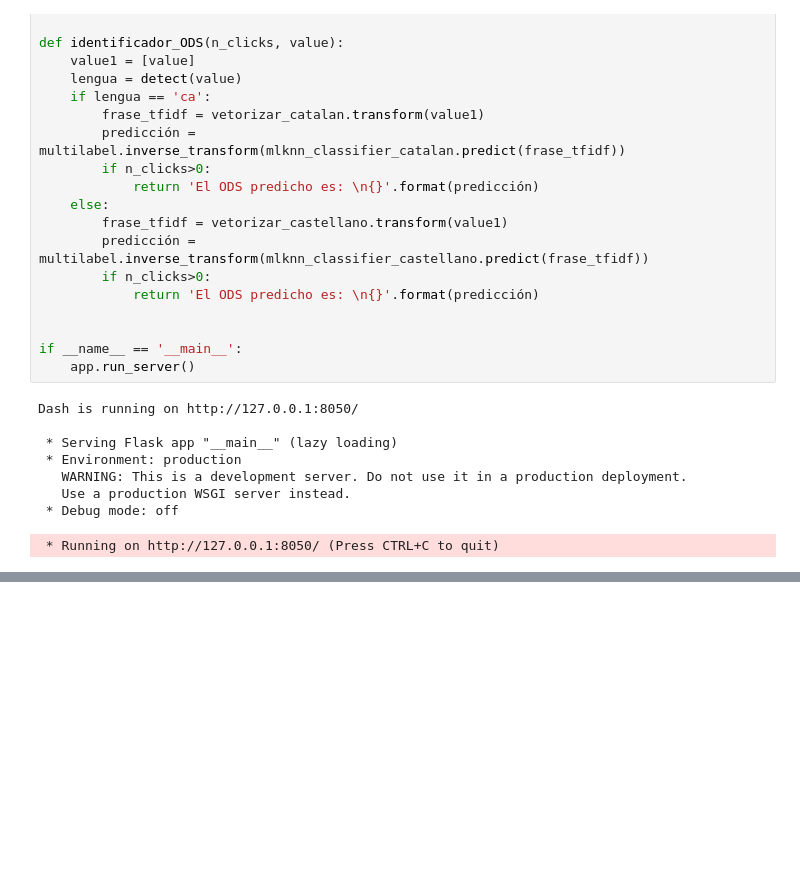
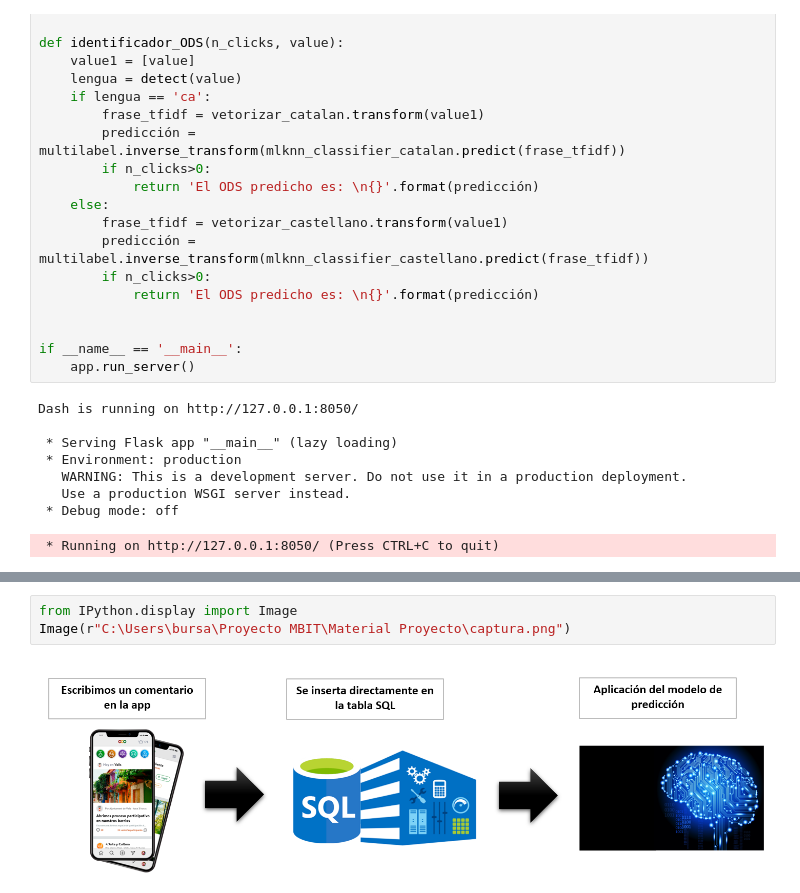
Before and after one commit to GuillePueyo/Radar-ODS-Proyecto-MBIT, a Jupyter notebook: Notebooks/TFM_FINAL.ipynb, the cells around one changed output, grey strips where cells are left out. Saved outputs shown, nothing was run; the diff lists cells and outputs as text; blank space fills up the shorter version.

```diff
--- a/Notebooks/TFM_FINAL.ipynb
+++ b/Notebooks/TFM_FINAL.ipynb
@@ -473,3 +602,8 @@ Dash is running on http://127.0.0.1:8050/
+# %%
+from IPython.display import Image
+Image(r"C:\Users\bursa\Proyecto MBIT\Material Proyecto\captura.png")
+# %% [output]
+[figure, added]
 # %%
 #### Leemos la tabla del servidor usando SQL y cogemos el útlimo comentario
 
```
Also changed, not shown: parts of 17 cells of this notebook, 2 other files.
